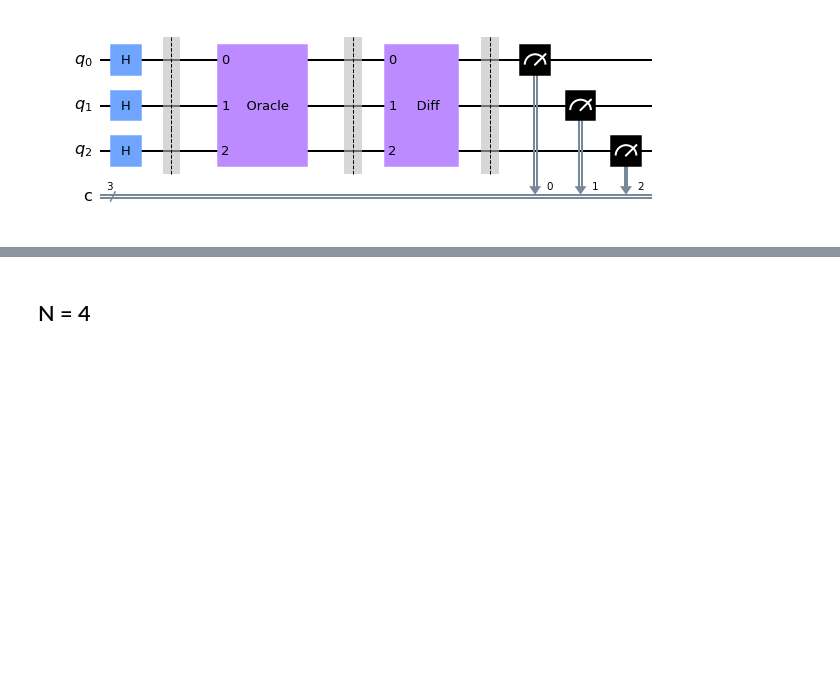
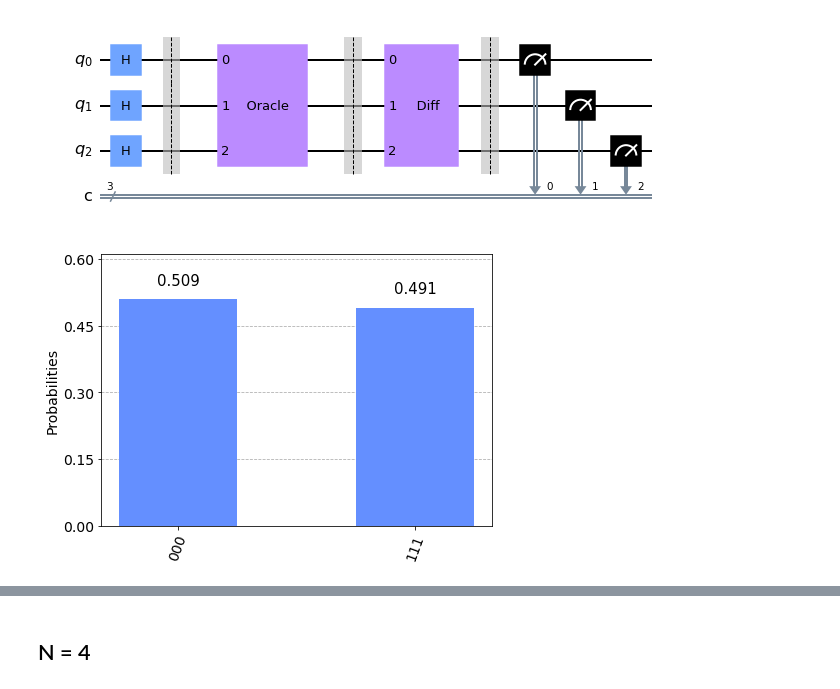
Before and after one commit to JaimePSantos/Dissertation-Tex-Code, a Jupyter notebook: Coding/DeepNote/GroverNotebook.ipynb, the cells around one changed output, grey strips where cells are left out. Drawn from its saved outputs; the diff is of its cells as text; code cells hidden in the pictures; blank space fills up the shorter version.

```diff
--- a/Coding/DeepNote/GroverNotebook.ipynb
+++ b/Coding/DeepNote/GroverNotebook.ipynb
@@ -95,10 +122,16 @@ groverCirc.draw(output='mpl')
 # %% [markdown]
 ### Marked=2 (SingleShot)
 # %%
-N=3
-marked = [0,2**N -1]
-steps =int((np.pi /4) * np.sqrt(2**N/len(marked)))
-groverCirc = grover(N,steps,marked)
-groverCirc.draw(output='mpl')
+N3=3
+markedN3M2 = [0,int((2**N -1))]
+stepsN3 =int((np.pi /4) * np.sqrt(2**N3/len(markedN3M2)))
+groverCircN3M2 = grover(N3,stepsN3,markedN3M2)
+groverCircN3M2.draw(output='mpl')
 # %% [output]
 [figure]
+# %%
+shots = 3000
+resultsN3M2 = simul(groverCircN3M2,False,shots)
+plot_histogram(resultsN3M2)
+# %% [output]
+[figure, added]
```
Also changed, not shown: parts of 11 cells of this notebook, 1 other file.
